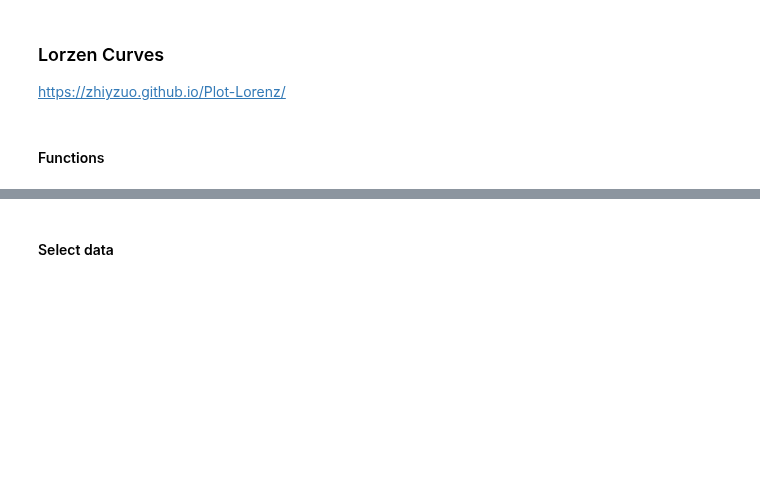
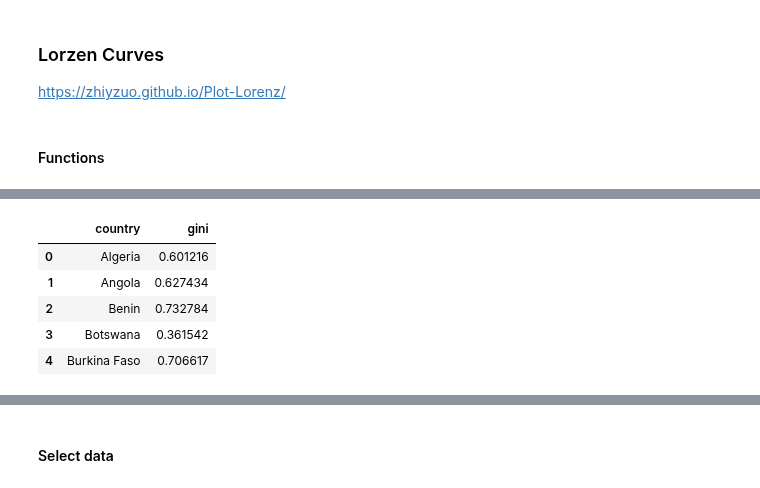
Before and after one commit to cascadet/AfricaUrbanPop, a Jupyter notebook: notebooks/jupyter/Lorenz_Curves .ipynb, the cells around one changed output, grey strips where cells are left out. Cells and saved outputs as stored; diff of their text form; code cells hidden in the pictures; blank space fills up the shorter version.

```diff
--- a/notebooks/jupyter/Lorenz_Curves .ipynb
+++ b/notebooks/jupyter/Lorenz_Curves .ipynb
@@ -266,9 +255,13 @@ https://zhiyzuo.github.io/Plot-Lorenz/
 # %% [markdown]
 #### Functions
 # %%
-def gini(arr):
+def gini(series):
+
+    ## series to array
+    arr = series.values
+
     ## first sort
-    sorted_arr = arr.copy()
+    sorted_arr = arr.copy(np.array)
     sorted_arr.sort()
     n = arr.size
     coef_ = 2. / n
@@ -288,0 +284,7 @@ def lorenz_curve(X):
+# %%
+test = GHS2015[GHS2015['PopTot'] < 5*10**6]
+out = test.groupby('country').PopTot.agg(gini)
+# %%
+gini2015_df = pd.DataFrame()
+gini2015_df['country'] = out.keys()
+gini2015_df['gini'] = out.values
@@ -288,0 +304,9 @@ def lorenz_curve(X):
+# %%
+gini2015_df.head()
+# %% [output]
+|  | country | gini |
+| 0 | Algeria | 0.601216 |
+| 1 | Angola | 0.627434 |
+| 2 | Benin | 0.732784 |
+| 3 | Botswana | 0.361542 |
+| 4 | Burkina Faso | 0.706617 |
```
Also changed, not shown: parts of 16 cells of this notebook, 1 other file.
